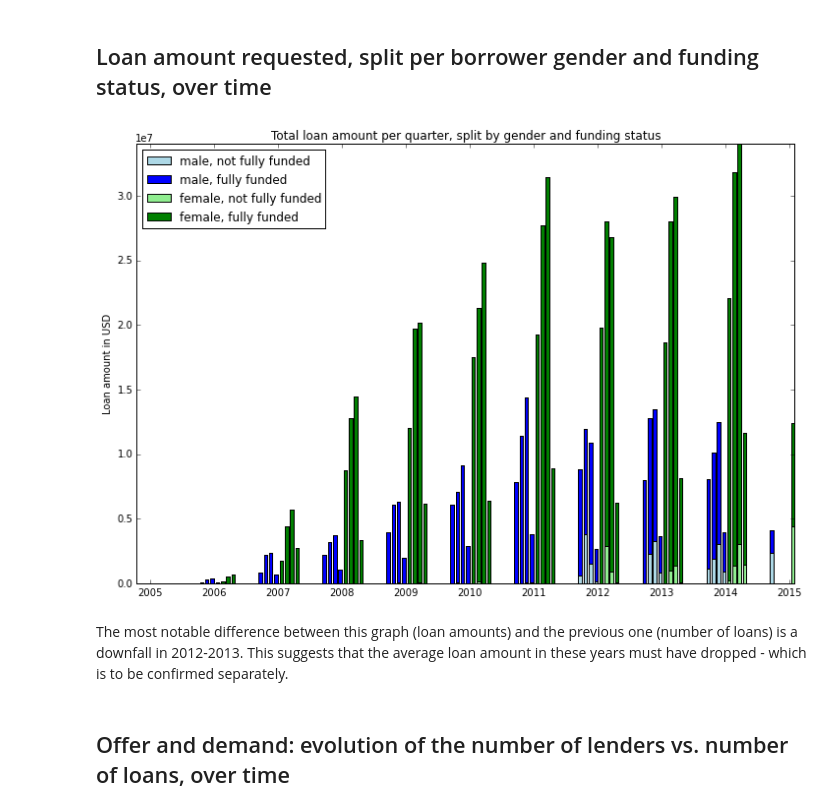
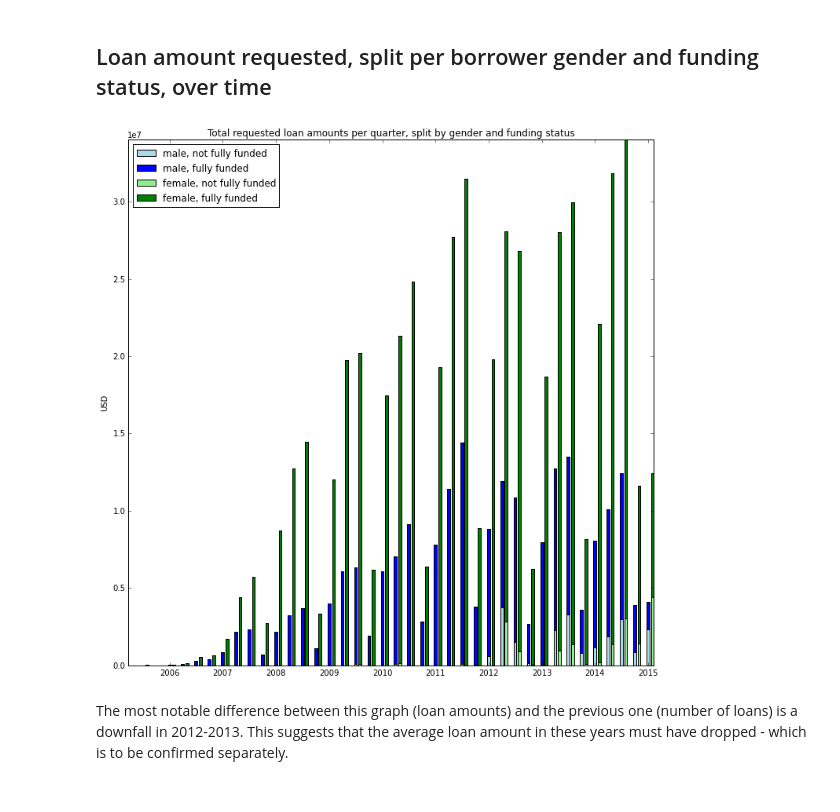
Before and after one commit to fdurant/kiva_project, a Jupyter notebook: Kiva_predicting_loan_funding.ipynb, the cells around one changed output. Saved outputs shown, nothing was run; the diff lists cells and outputs as text; code cells hidden in the pictures.

```diff
--- a/Kiva_predicting_loan_funding.ipynb
+++ b/Kiva_predicting_loan_funding.ipynb
@@ -108,7 +108,8 @@ print >> sys.stderr, "done"
 
 #print "loansDF.shape = ", loansDF.shape
 
-loansDF['posted_quarter'] = loansDF['posted_date'].apply( lambda x: x.replace(hour=0, minute=0, second=0, day=1, month=(x.month / 4)+1 ))
+# Map date to the first day of the quarter
+loansDF['posted_quarter'] = loansDF['posted_date'].apply( lambda x: x.replace(hour=0, minute=0, second=0, day=1, month=((x.month / 4)*3)+1 ))
 
 loansDF['fully_funded'] = loansDF['funded_amount'] >= loansDF['loan_amount']
 
@@ -149,13 +150,13 @@ YSeriesFemaleFullyFunded = [YSeries['F'][True][p] for p in XSeries]
 
 width = 20
 
-fig = plt.figure(40, figsize=(12,8))
+fig = plt.figure(40, figsize=(12,12))
 ax = fig.add_subplot(111)
-ax.bar(date2num(XSeries)-100, YSeriesMaleNotFullyFunded,label="male, not fully funded",width=width,color='lightblue',align='center')
-ax.bar(date2num(XSeries)-100, YSeriesMaleFullyFunded,bottom=YSeriesMaleNotFullyFunded,label="male, fully funded",width=width,color='blue',align='center')
+ax.bar(date2num(XSeries), YSeriesMaleNotFullyFunded,label="male, not fully funded",width=width,color='lightblue',align='center')
+ax.bar(date2num(XSeries), YSeriesMaleFullyFunded,bottom=YSeriesMaleNotFullyFunded,label="male, fully funded",width=width,color='blue',align='center')
 
-ax.bar(date2num(XSeries)+20, YSeriesFemaleNotFullyFunded,label="female, not fully funded", width=width,color='lightgreen',align='center')
-ax.bar(date2num(XSeries)+20, YSeriesFemaleFullyFunded, bottom=YSeriesFemaleNotFullyFunded ,label="female, fully funded", width=width,color='green',align='center')
+ax.bar(date2num(XSeries)+30, YSeriesFemaleNotFullyFunded,label="female, not fully funded", width=width,color='lightgreen',align='center')
+ax.bar(date2num(XSeries)+30, YSeriesFemaleFullyFunded, bottom=YSeriesFemaleNotFullyFunded ,label="female, fully funded", width=width,color='green',align='center')
 
 ax.xaxis_date()
 ax.autoscale(tight=True)
@@ -201,42 +202,40 @@ for k,v in sorted(loansDFGroupedByMonthAndGender.groups.items(), key=lambda x :
 #        print "setting %s,%s,%s to %d" % (gender, isFullyFunded, period, amountYSeries[gender][isFullyFunded][period])
 
 for p in amountXSeries:
     for gender in ['M', 'F', 'N']:
         for isFullyFunded in [True, False]:
             if not amountYSeries[gender][isFullyFunded].has_key(p):
                 amountYSeries[gender][isFullyFunded][p] = 0
 
 #print amountYSeries
 
 amountYSeriesMaleNotFullyFunded = [amountYSeries['M'][False][p] for p in amountXSeries]
 amountYSeriesMaleFullyFunded = [amountYSeries['M'][True][p] for p in amountXSeries]
 
 amountYSeriesFemaleNotFullyFunded = [amountYSeries['F'][False][p] for p in amountXSeries]
 amountYSeriesFemaleFullyFunded = [amountYSeries['F'][True][p] for p in amountXSeries]
 
 # Negligeable
 #amountYSeriesNeutralNotFullyFunded = [amountYSeries['N'][False][p] for p in amountXSeries]
 #amountYSeriesNeutralFullyFunded = [amountYSeries['N'][True][p] for p in amountXSeries]
 
 width = 20
 
-fig = plt.figure(40, figsize=(12,8))
+fig = plt.figure(40, figsize=(12,12))
 ax1 = fig.add_subplot(111)
-ax1.bar(date2num(amountXSeries)-100, amountYSeriesMaleNotFullyFunded,label="male, not fully funded",width=width,color='lightblue',align='center')
-ax1.bar(date2num(amountXSeries)-100, amountYSeriesMaleFullyFunded,bottom=amountYSeriesMaleNotFullyFunded,label="male, fully funded",width=width,color='blue',align='center')
+ax1.bar(date2num(amountXSeries), amountYSeriesMaleNotFullyFunded,label="male, not fully funded",width=width,color='lightblue',align='center')
+ax1.bar(date2num(amountXSeries), amountYSeriesMaleFullyFunded,bottom=amountYSeriesMaleNotFullyFunded,label="male, fully funded",width=width,color='blue',align='center')
 
-ax1.bar(date2num(amountXSeries)+20, amountYSeriesFemaleNotFullyFunded,label="female, not fully funded", width=width,color='lightgreen',align='center')
-ax1.bar(date2num(amountXSeries)+20, amountYSeriesFemaleFullyFunded, bottom=amountYSeriesFemaleNotFullyFunded ,label="female, fully funded", width=width,color='green',align='center')
+ax1.bar(date2num(amountXSeries)+30, amountYSeriesFemaleNotFullyFunded,label="female, not fully funded", width=width,color='lightgreen',align='center')
+ax1.bar(date2num(amountXSeries)+30, amountYSeriesFemaleFullyFunded, bottom=amountYSeriesFemaleNotFullyFunded ,label="female, fully funded", width=width,color='green',align='center')
 
 ax1.xaxis_date()
 ax1.autoscale(tight=True)
 plt.legend(loc="best")
-plt.title('Total loan amount per quarter, split by gender and funding status')
-plt.ylabel('Loan amount in USD')
+plt.title('Total requested loan amounts per quarter, split by gender and funding status')
+plt.ylabel('USD')
 plt.show()
 # %% [output]
-[figure, old version]
+[figure, new version]
 # %% [markdown]
 The most notable difference between this graph (loan amounts) and the previous one (number of loans) is a downfall in 2012-2013. This suggests that the average loan amount in these years must have dropped - which is to be confirmed separately.
-# %% [markdown]
-## Offer and demand: evolution of the number of lenders vs. number of loans, over time
```
Also changed, not shown: parts of 4 cells of this notebook.
